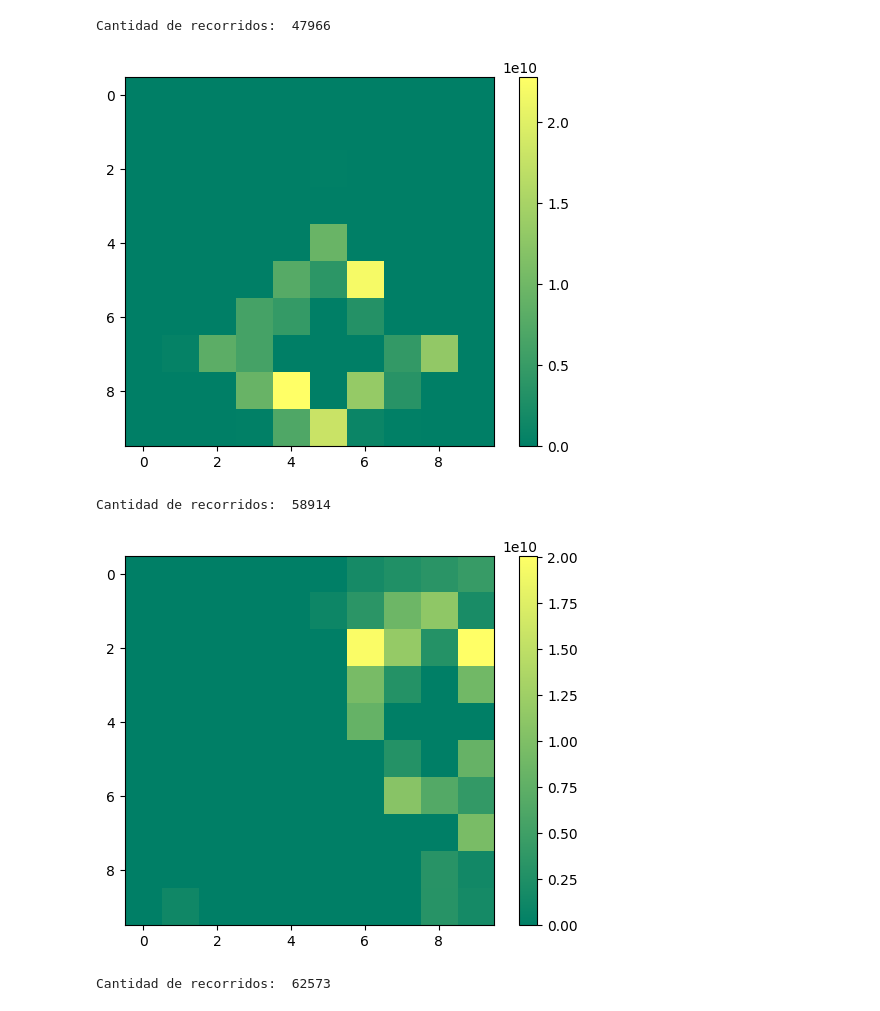
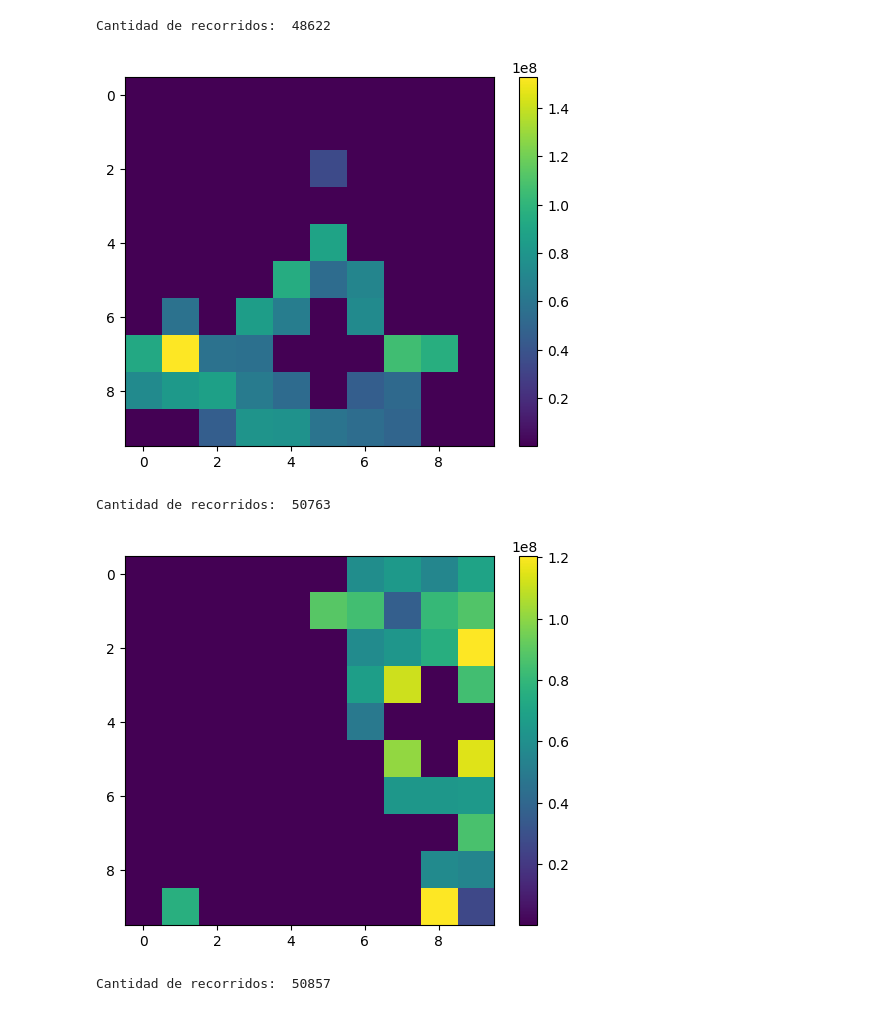
Before and after one commit to tlagosh/simulacion_proyecto, a Jupyter notebook: simulator/analisis_recorridos.ipynb, the cells around one changed output. Drawn from its saved outputs; the diff is of its cells as text; code cells hidden in the pictures.

```diff
--- a/simulator/analisis_recorridos.ipynb
+++ b/simulator/analisis_recorridos.ipynb
@@ -52,12 +52,12 @@ for recorrido in recorridos:
     for r in lista_recorridos:
         x = int(r[0])
         y = int(r[1])
-        mapa_calor[x][y] = mapa_calor[x][y] * 1.01
+        mapa_calor[x][y] = mapa_calor[x][y] + 1
 
     # Ahora, vamos a graficar el mapa de calor con colores de verde a rojo
     fig, ax = plt.subplots()
     cmap = mcolors.ListedColormap(['green', 'yellow', 'orange', 'red'])
-    im = ax.imshow(mapa_calor, interpolation="nearest", cmap='summer')
+    im = ax.imshow(mapa_calor, interpolation="nearest", cmap='viridis')
     fig.colorbar(im)
     plt.show()
 
@@ -68,5 +68,5 @@ for recorrido in recorridos:
-Cantidad de recorridos:  47966
+Cantidad de recorridos:  48622
-[figure, old version]
+[figure, new version]
-Cantidad de recorridos:  58914
+Cantidad de recorridos:  50763
-[figure, old version]
+[figure, new version]
-Cantidad de recorridos:  62573
+Cantidad de recorridos:  50857
```
Also changed, not shown: parts of 1 cell of this notebook, 16 other files.
